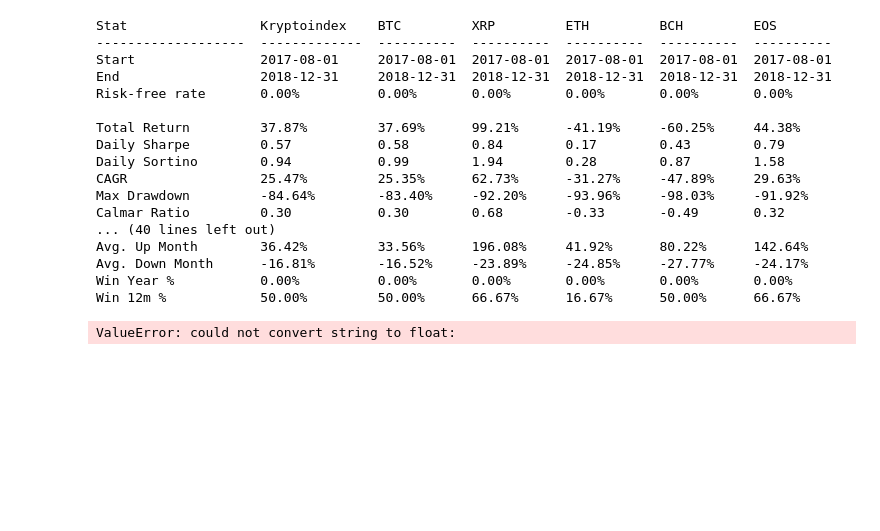
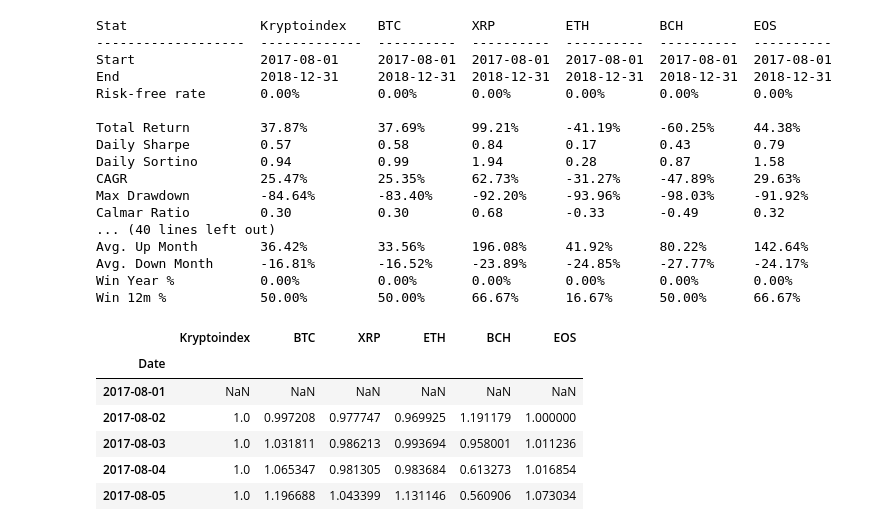
Before and after one commit to jaNGOB/Cryptoindex, a Jupyter notebook: avg_weight_backtest.ipynb, the cells around one changed output. Saved outputs shown, nothing was run; the diff lists cells and outputs as text; code cells hidden in the pictures; blank space fills up the shorter version.

```diff
--- a/avg_weight_backtest.ipynb
+++ b/avg_weight_backtest.ipynb
@@ -173,14 +208,3 @@ Avg. Up Month        36.42%         33.56%      196.08%     41.92%      80.22%
 Avg. Down Month      -16.81%        -16.52%     -23.89%     -24.85%     -27.77%     -24.17%
 Win Year %           0.00%          0.00%       0.00%       0.00%       0.00%       0.00%
 Win 12m %            50.00%         50.00%      66.67%      16.67%      50.00%      66.67%
-# %%
-mktcap_comp = {}
-
-total_mktcap = sum(daily.loc[sundays[-1]].MktCap.astype(float))
-
-for pct in range(5, 45, 5):
-    mktcap_comp[pct] = round(100 / total_mktcap * sum(weighted_df.sort_values(by=[sundays[-1]], ascending=False).dropna(subset=[sundays[-1]]).iloc[:,-1][0:pct]),2)
-
-mktcap_comp[100] = 100
-# %% [output]
-ValueError: could not convert string to float:
@@ -186,0 +213,10 @@ ValueError: could not convert string to float:
+# %%
+norm.head()
+# %% [output]
+|  | Kryptoindex | BTC | XRP | ETH | BCH | EOS |
+| Date |  |  |  |  |  |  |
+| 2017-08-01 | NaN | NaN | NaN | NaN | NaN | NaN |
+| 2017-08-02 | 1.0 | 0.997208 | 0.977747 | 0.969925 | 1.191179 | 1.000000 |
+| 2017-08-03 | 1.0 | 1.031811 | 0.986213 | 0.993694 | 0.958001 | 1.011236 |
+| 2017-08-04 | 1.0 | 1.065347 | 0.981305 | 0.983684 | 0.613273 | 1.016854 |
+| 2017-08-05 | 1.0 | 1.196688 | 1.043399 | 1.131146 | 0.560906 | 1.073034 |
```
Also changed, not shown: parts of 13 cells of this notebook, 1 other file.
